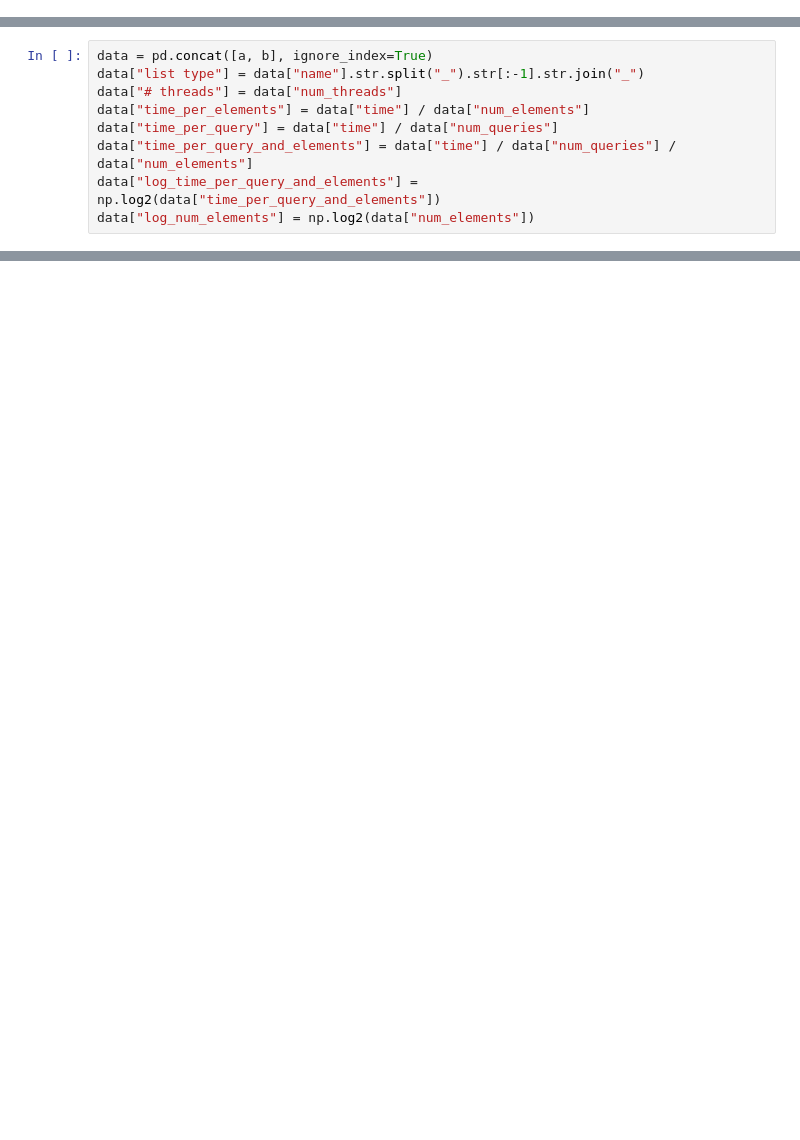
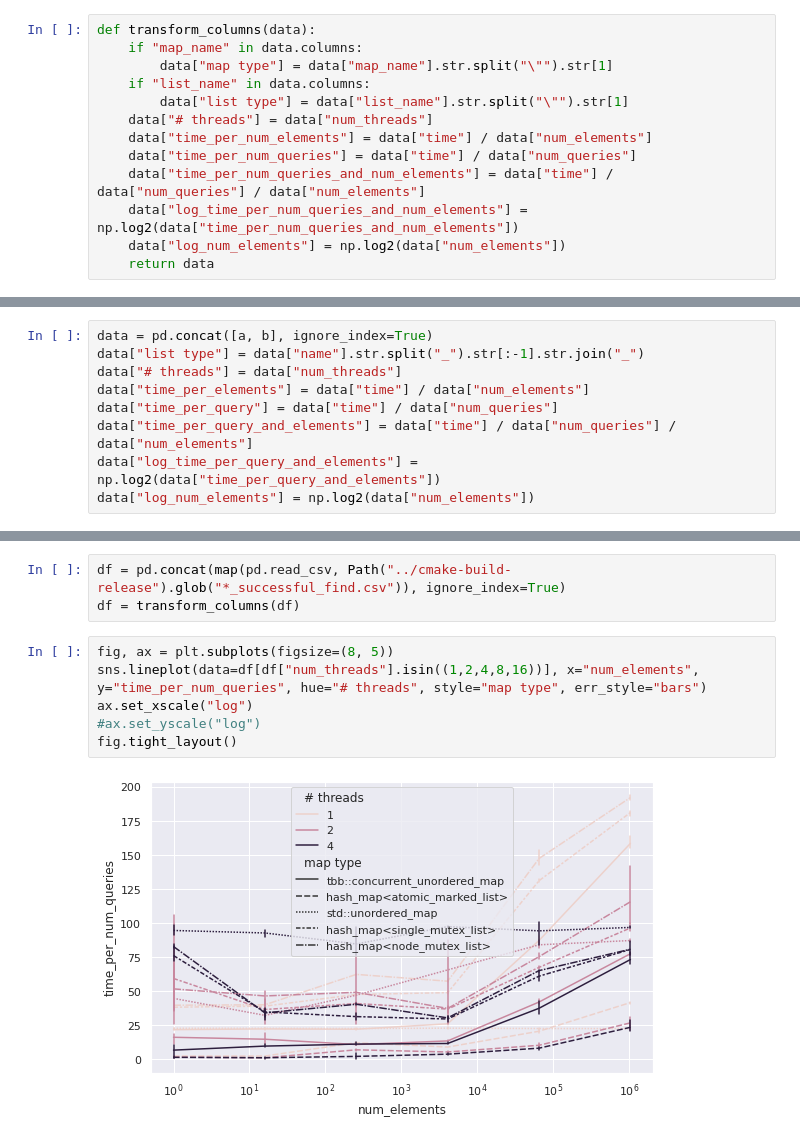
Before and after one commit to jonasspinner/21wt-lab-efficient-parallel-cpp, a Jupyter notebook: exercise5/eval/Untitled.ipynb, the cells around one changed output, grey strips where cells are left out. Drawn from its saved outputs; the diff is of its cells as text; blank space fills up the shorter version.

```diff
--- a/exercise5/eval/Untitled.ipynb
+++ b/exercise5/eval/Untitled.ipynb
@@ -6,3 +9,16 @@ import matplotlib.pyplot as plt
 # %%
 a = pd.read_csv("../marked.csv")
 b = pd.read_csv("../node_mutex.csv")
+# %%
+def transform_columns(data):
+    if "map_name" in data.columns:
+        data["map type"] = data["map_name"].str.split("\"").str[1]
+    if "list_name" in data.columns:
+        data["list type"] = data["list_name"].str.split("\"").str[1]
+    data["# threads"] = data["num_threads"]
+    data["time_per_num_elements"] = data["time"] / data["num_elements"]
+    data["time_per_num_queries"] = data["time"] / data["num_queries"]
+    data["time_per_num_queries_and_num_elements"] = data["time"] / data["num_queries"] / data["num_elements"]
+    data["log_time_per_num_queries_and_num_elements"] = np.log2(data["time_per_num_queries_and_num_elements"])
+    data["log_num_elements"] = np.log2(data["num_elements"])
+    return data
@@ -32,0 +55,11 @@ ax.set_yscale("log")
+# %%
+df = pd.concat(map(pd.read_csv, Path("../cmake-build-release").glob("*_successful_find.csv")), ignore_index=True)
+df = transform_columns(df)
+# %%
+fig, ax = plt.subplots(figsize=(8, 5))
+sns.lineplot(data=df[df["num_threads"].isin((1,2,4,8,16))], x="num_elements", y="time_per_num_queries", hue="# threads", style="map type", err_style="bars")
+ax.set_xscale("log")
+#ax.set_yscale("log")
+fig.tight_layout()
+# %% [output]
+[figure, added]
```
Also changed, not shown: parts of 9 cells of this notebook, 15 other files.
